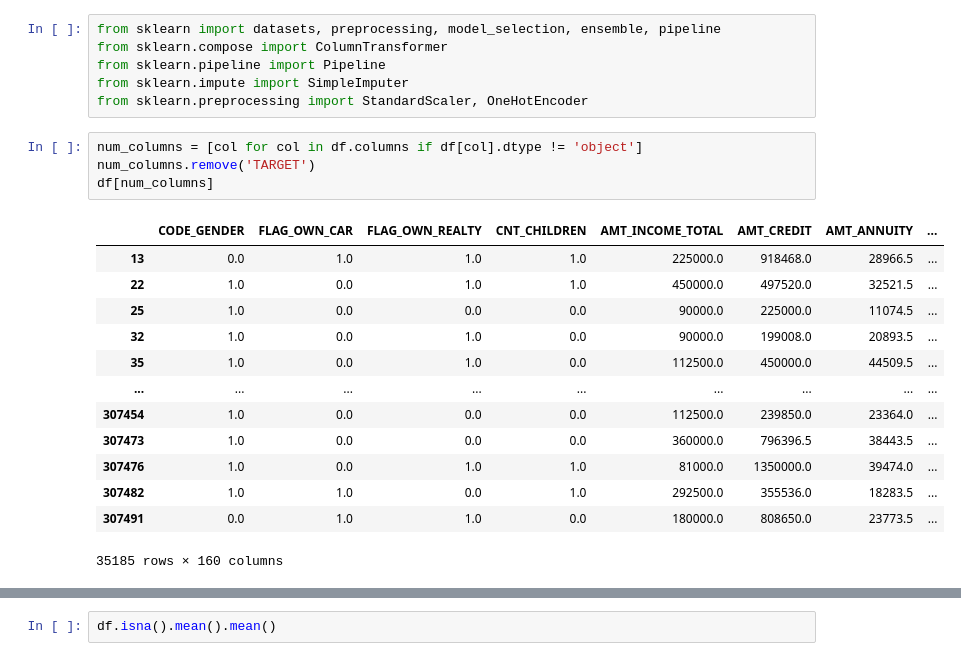
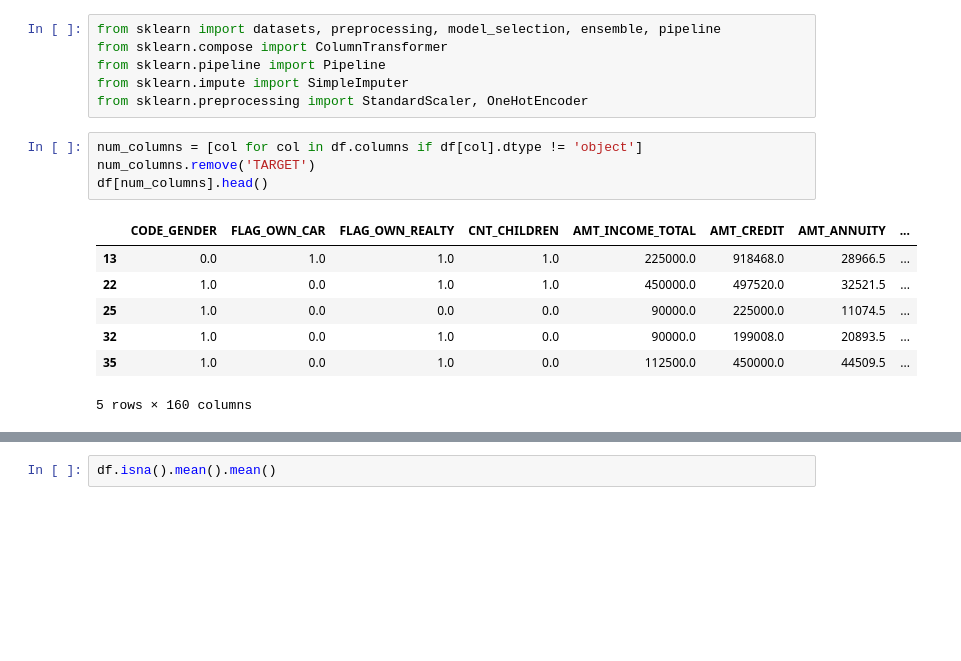
Before and after one commit to olga-sonina/Project7b, a Jupyter notebook: new_depl_mlflow_latest.ipynb, the cells around one changed output, grey strips where cells are left out. Saved outputs shown, nothing was run; the diff lists cells and outputs as text; blank space fills up the shorter version.

```diff
--- a/new_depl_mlflow_latest.ipynb
+++ b/new_depl_mlflow_latest.ipynb
@@ -84,21 +84,15 @@ from sklearn.preprocessing import StandardScaler, OneHotEncoder
 # %%
 num_columns = [col for col in df.columns if df[col].dtype != 'object']
 num_columns.remove('TARGET')
-df[num_columns]
+df[num_columns].head()
 # %% [output]
 |  | CODE_GENDER | FLAG_OWN_CAR | FLAG_OWN_REALTY | CNT_CHILDREN | AMT_INCOME_TOTAL | AMT_CREDIT | AMT_ANNUITY | ... |
 | 13 | 0.0 | 1.0 | 1.0 | 1.0 | 225000.0 | 918468.0 | 28966.5 | ... |
 | 22 | 1.0 | 0.0 | 1.0 | 1.0 | 450000.0 | 497520.0 | 32521.5 | ... |
 | 25 | 1.0 | 0.0 | 0.0 | 0.0 | 90000.0 | 225000.0 | 11074.5 | ... |
 | 32 | 1.0 | 0.0 | 1.0 | 0.0 | 90000.0 | 199008.0 | 20893.5 | ... |
 | 35 | 1.0 | 0.0 | 1.0 | 0.0 | 112500.0 | 450000.0 | 44509.5 | ... |
-| ... | ... | ... | ... | ... | ... | ... | ... | ... |
-| 307454 | 1.0 | 0.0 | 0.0 | 0.0 | 112500.0 | 239850.0 | 23364.0 | ... |
-| 307473 | 1.0 | 0.0 | 0.0 | 0.0 | 360000.0 | 796396.5 | 38443.5 | ... |
-| 307476 | 1.0 | 0.0 | 1.0 | 1.0 | 81000.0 | 1350000.0 | 39474.0 | ... |
-| 307482 | 1.0 | 1.0 | 0.0 | 1.0 | 292500.0 | 355536.0 | 18283.5 | ... |
-| 307491 | 0.0 | 1.0 | 1.0 | 0.0 | 180000.0 | 808650.0 | 23773.5 | ... |
-35185 rows × 160 columns
+5 rows × 160 columns
 # %%
 #Categorical variables to use
 cat_vars = [categorical_columns][0]
```
Also changed, not shown: parts of 7 cells of this notebook.
